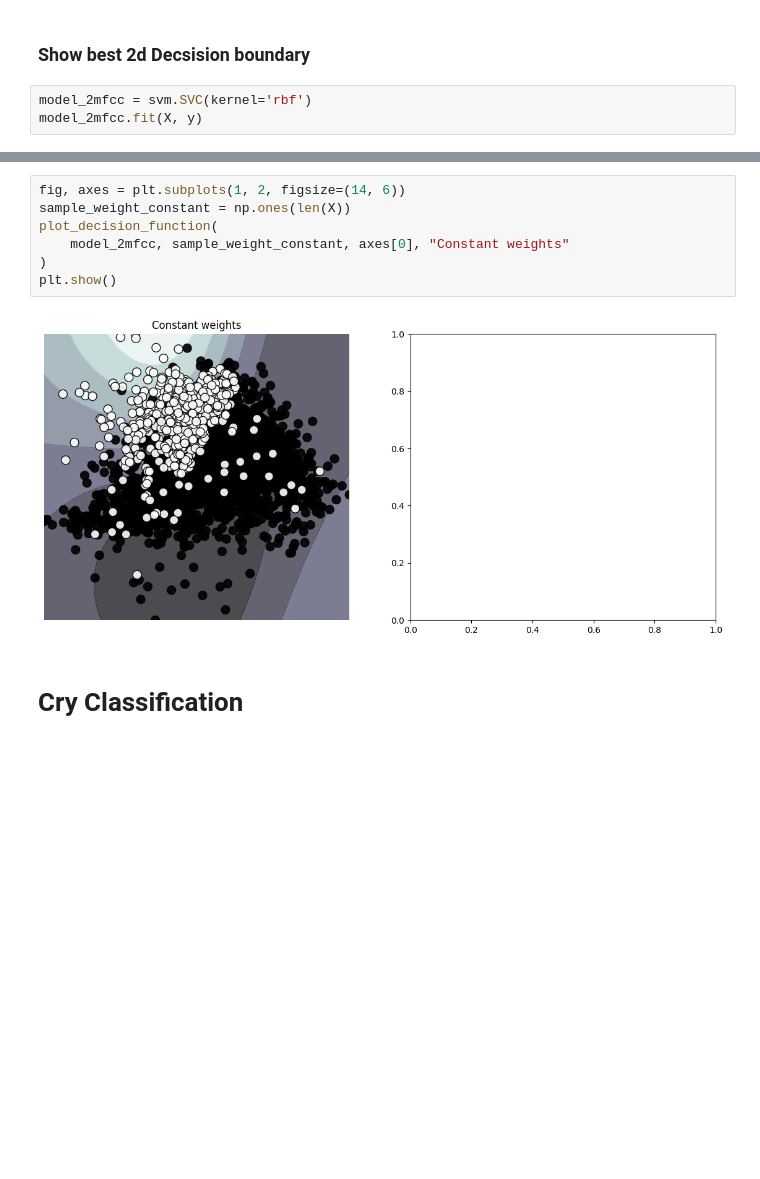
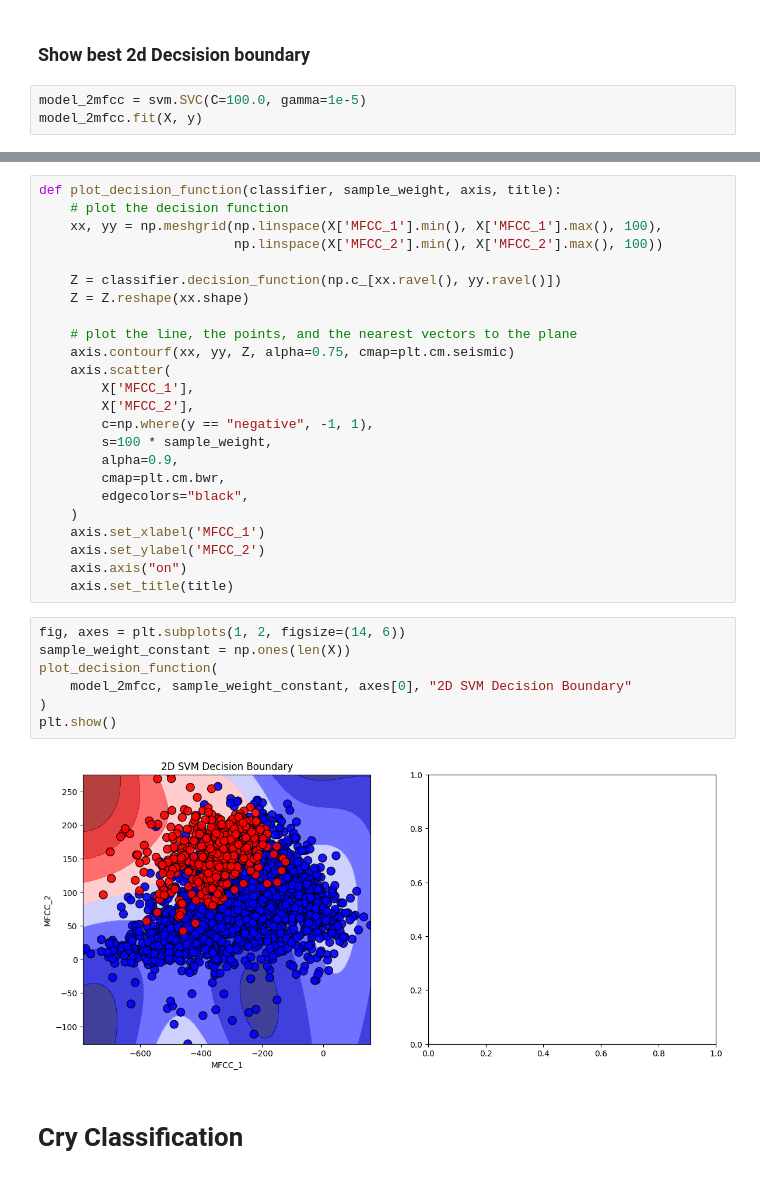
Before and after one commit to alem-147/infasafe, a Jupyter notebook: audio_analysis/Audio_Demo.ipynb, the cells around one changed output, grey strips where cells are left out. Drawn from its saved outputs; the diff is of its cells as text; blank space fills up the shorter version.

```diff
--- a/audio_analysis/Audio_Demo.ipynb
+++ b/audio_analysis/Audio_Demo.ipynb
@@ -389,6 +412,6 @@ for C in C_2d_range:
 # %% [markdown]
 ### Show best 2d Decsision boundary
 # %%
-model_2mfcc = svm.SVC(kernel='rbf')
+model_2mfcc = svm.SVC(C=100.0, gamma=1e-5)
 model_2mfcc.fit(X, y)
 # %% [output]
@@ -477,11 +477,35 @@ plt.show()
+# %%
+def plot_decision_function(classifier, sample_weight, axis, title):
+    # plot the decision function
+    xx, yy = np.meshgrid(np.linspace(X['MFCC_1'].min(), X['MFCC_1'].max(), 100),
+                         np.linspace(X['MFCC_2'].min(), X['MFCC_2'].max(), 100))
+
+    Z = classifier.decision_function(np.c_[xx.ravel(), yy.ravel()])
+    Z = Z.reshape(xx.shape)
+
+    # plot the line, the points, and the nearest vectors to the plane
+    axis.contourf(xx, yy, Z, alpha=0.75, cmap=plt.cm.seismic)
+    axis.scatter(
+        X['MFCC_1'],
+        X['MFCC_2'],
+        c=np.where(y == "negative", -1, 1),
+        s=100 * sample_weight,
+        alpha=0.9,
+        cmap=plt.cm.bwr,
+        edgecolors="black",
+    )
+    axis.set_xlabel('MFCC_1')
+    axis.set_ylabel('MFCC_2')
+    axis.axis("on")
+    axis.set_title(title)
 # %%
 fig, axes = plt.subplots(1, 2, figsize=(14, 6))
 sample_weight_constant = np.ones(len(X))
 plot_decision_function(
-    model_2mfcc, sample_weight_constant, axes[0], "Constant weights"
+    model_2mfcc, sample_weight_constant, axes[0], "2D SVM Decision Boundary"
 )
 plt.show()
 # %% [output]
-[figure, old version]
+[figure, new version]
 # %% [markdown]
 # Cry Classification
```
Also changed, not shown: parts of 62 cells of this notebook, 4 other files.
